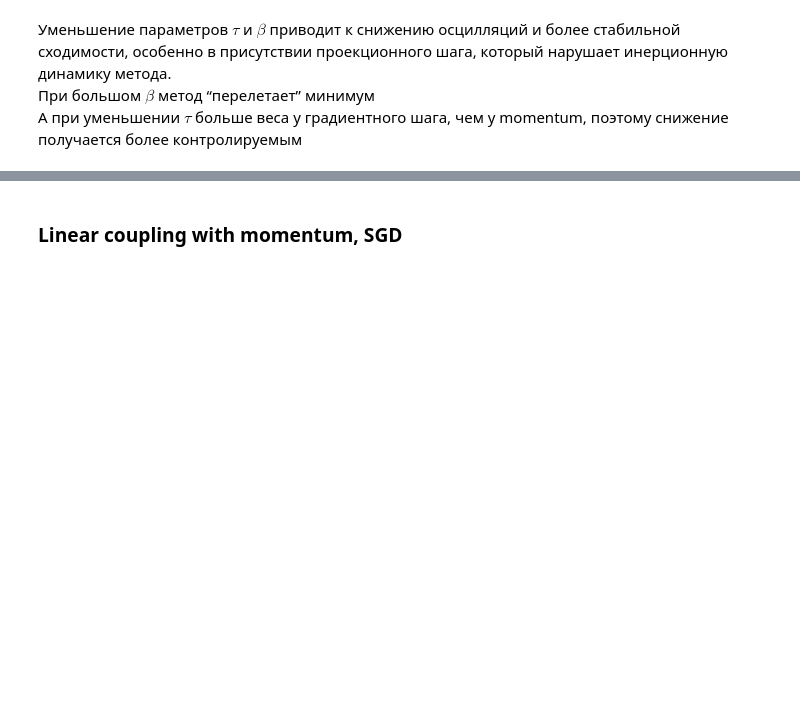
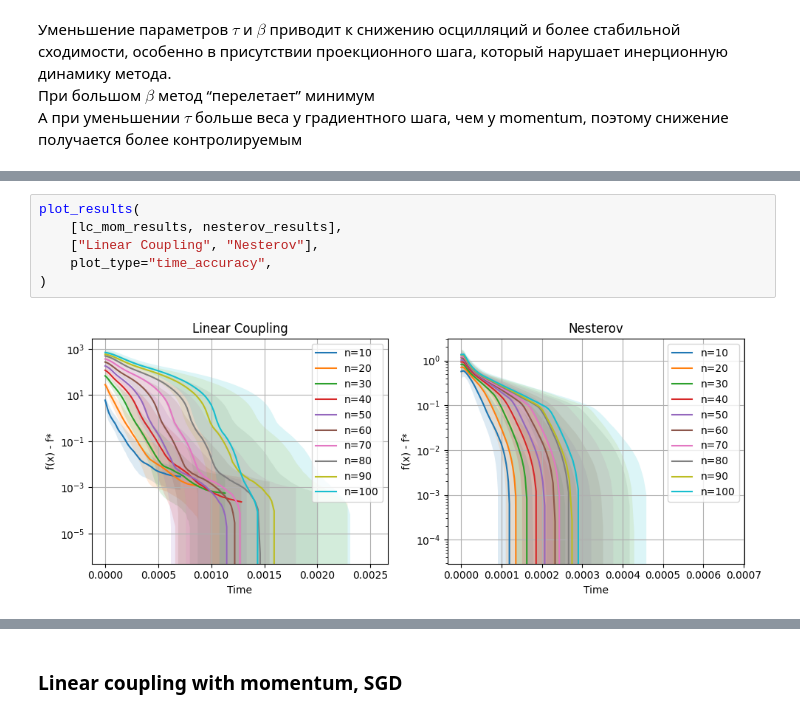
Before and after one commit to owmtgf/IAD_MAG_OptMethods, a Jupyter notebook: LAB2/main.ipynb, the cells around one changed output, grey strips where cells are left out. Cells and saved outputs as stored; diff of their text form; blank space fills up the shorter version.

```diff
--- a/LAB2/main.ipynb
+++ b/LAB2/main.ipynb
@@ -1204,0 +1430,8 @@ lc_mom_results = run_experiment_multiprocess(
+# %%
+plot_results(
+    [lc_mom_results, nesterov_results],
+    ["Linear Coupling", "Nesterov"],
+    plot_type="time_accuracy",
+)
+# %% [output]
+[figure, added]
```
Also changed, not shown: parts of 77 cells of this notebook.
